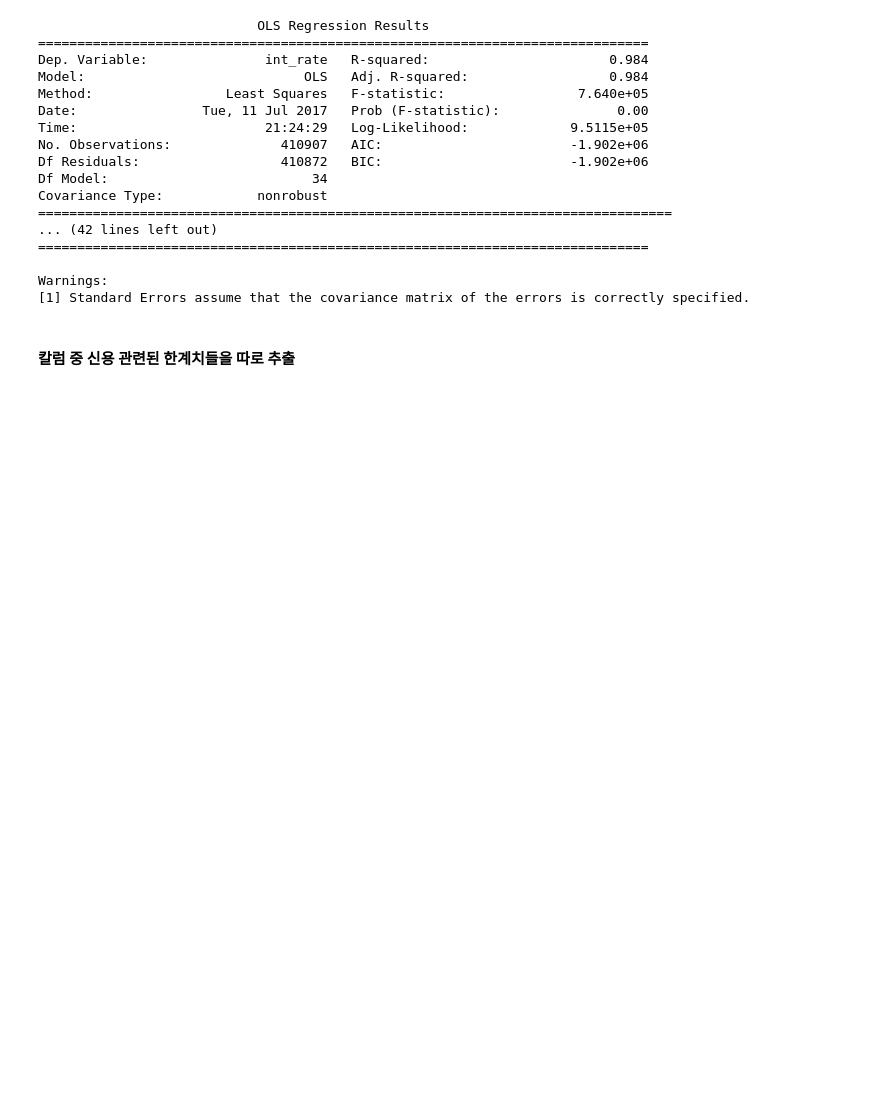
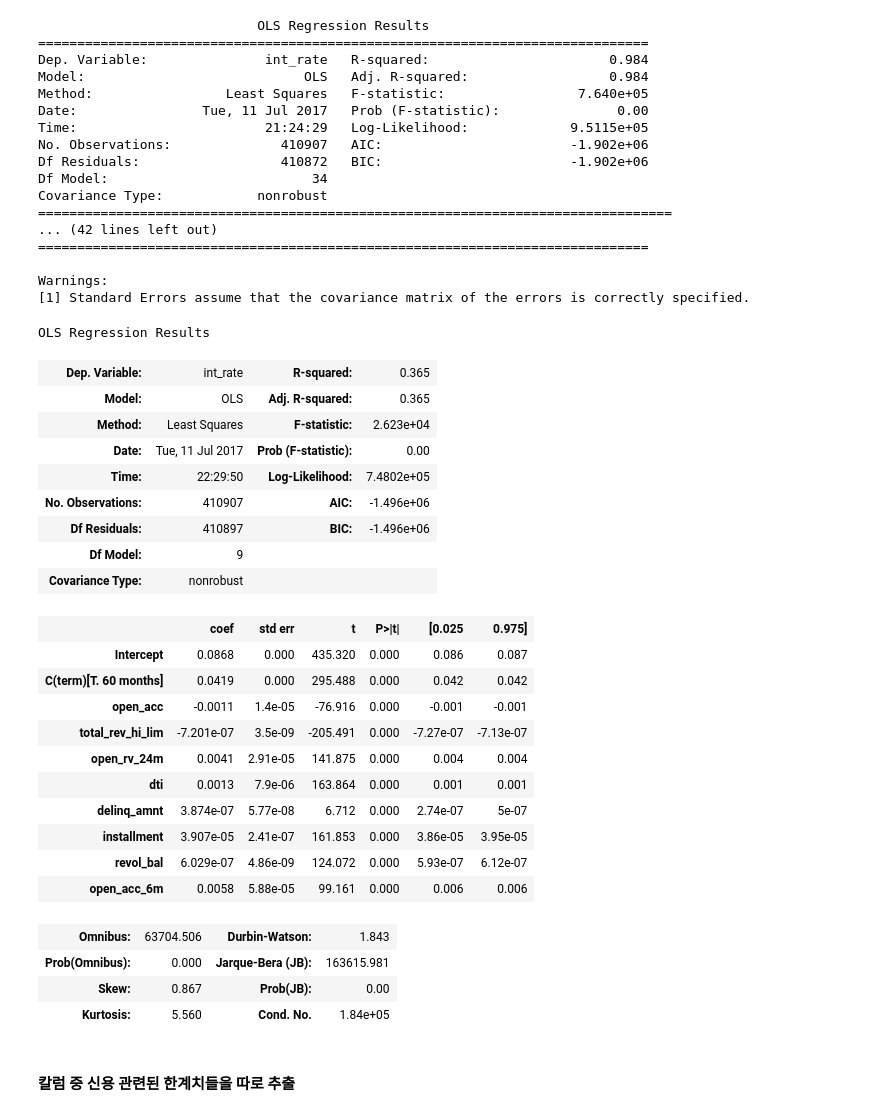
Before and after one commit to devyohan/fc_team_project2, a Jupyter notebook: notebook.ipynb, the cells around one changed output. Saved outputs shown, nothing was run; the diff lists cells and outputs as text; code cells hidden in the pictures; blank space fills up the shorter version.

```diff
--- a/notebook.ipynb
+++ b/notebook.ipynb
@@ -334,6 +350,36 @@ Covariance Type:            nonrobust
 
 Warnings:
 [1] Standard Errors assume that the covariance matrix of the errors is correctly specified.
+# %%
+sm.OLS.from_formula("int_rate ~ open_acc + total_rev_hi_lim + " +
+                    "open_rv_24m + dti + delinq_amnt + installment + " +
+                    "revol_bal + open_acc_6m +C(term)", data = df0).fit().summary()
+# %% [output]
+OLS Regression Results
+| Dep. Variable: | int_rate | R-squared: | 0.365 |
+| Model: | OLS | Adj. R-squared: | 0.365 |
+| Method: | Least Squares | F-statistic: | 2.623e+04 |
+| Date: | Tue, 11 Jul 2017 | Prob (F-statistic): | 0.00 |
+| Time: | 22:29:50 | Log-Likelihood: | 7.4802e+05 |
+| No. Observations: | 410907 | AIC: | -1.496e+06 |
+| Df Residuals: | 410897 | BIC: | -1.496e+06 |
+| Df Model: | 9 |  |  |
+| Covariance Type: | nonrobust |  |  |
+|  | coef | std err | t | P>|t| | [0.025 | 0.975] |
+| Intercept | 0.0868 | 0.000 | 435.320 | 0.000 | 0.086 | 0.087 |
+| C(term)[T. 60 months] | 0.0419 | 0.000 | 295.488 | 0.000 | 0.042 | 0.042 |
+| open_acc | -0.0011 | 1.4e-05 | -76.916 | 0.000 | -0.001 | -0.001 |
+| total_rev_hi_lim | -7.201e-07 | 3.5e-09 | -205.491 | 0.000 | -7.27e-07 | -7.13e-07 |
+| open_rv_24m | 0.0041 | 2.91e-05 | 141.875 | 0.000 | 0.004 | 0.004 |
+| dti | 0.0013 | 7.9e-06 | 163.864 | 0.000 | 0.001 | 0.001 |
+| delinq_amnt | 3.874e-07 | 5.77e-08 | 6.712 | 0.000 | 2.74e-07 | 5e-07 |
+| installment | 3.907e-05 | 2.41e-07 | 161.853 | 0.000 | 3.86e-05 | 3.95e-05 |
+| revol_bal | 6.029e-07 | 4.86e-09 | 124.072 | 0.000 | 5.93e-07 | 6.12e-07 |
+| open_acc_6m | 0.0058 | 5.88e-05 | 99.161 | 0.000 | 0.006 | 0.006 |
+| Omnibus: | 63704.506 | Durbin-Watson: | 1.843 |
+| Prob(Omnibus): | 0.000 | Jarque-Bera (JB): | 163615.981 |
+| Skew: | 0.867 | Prob(JB): | 0.00 |
+| Kurtosis: | 5.560 | Cond. No. | 1.84e+05 |
 # %% [markdown]
 #### 칼럼 중 신용 관련된 한계치들을 따로 추출
 # %%
```
Also changed, not shown: parts of 3 cells of this notebook.
